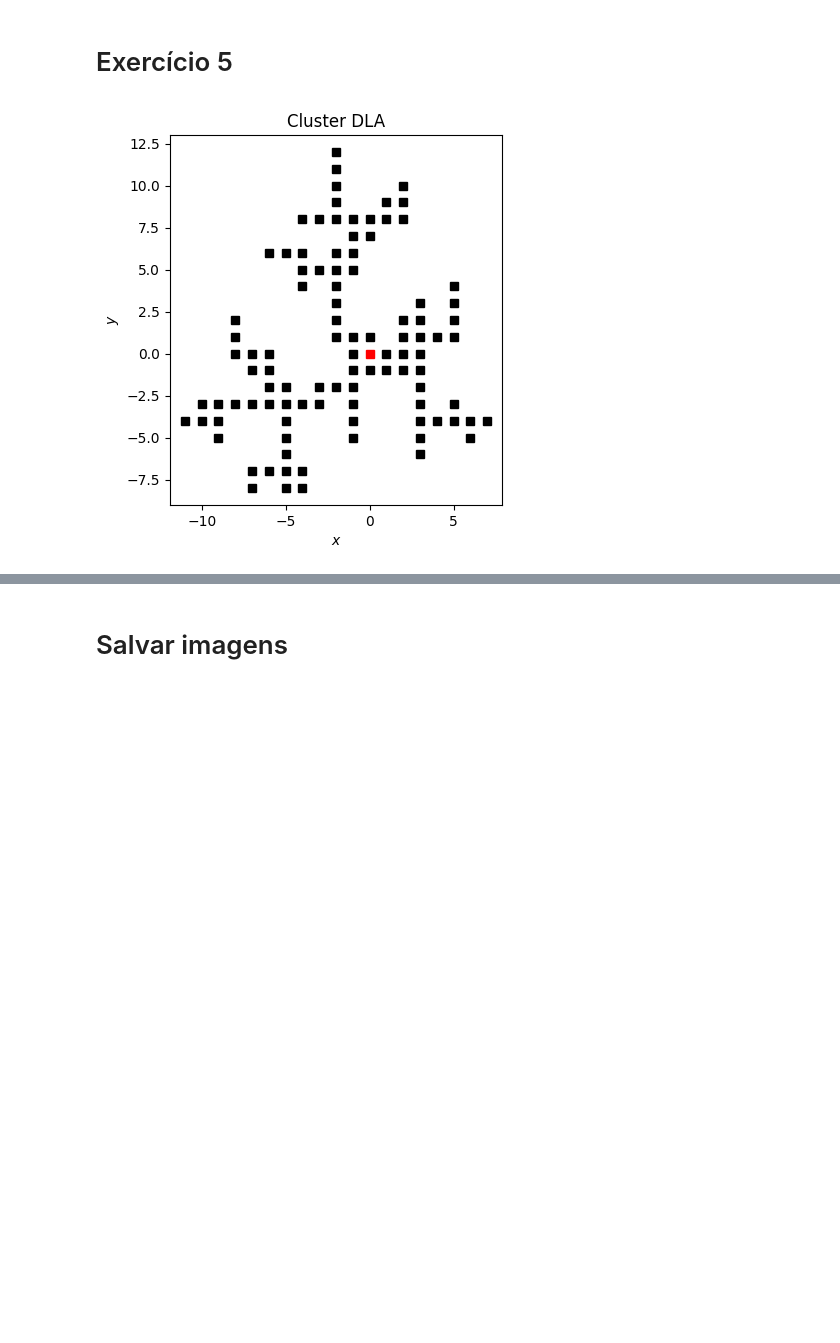
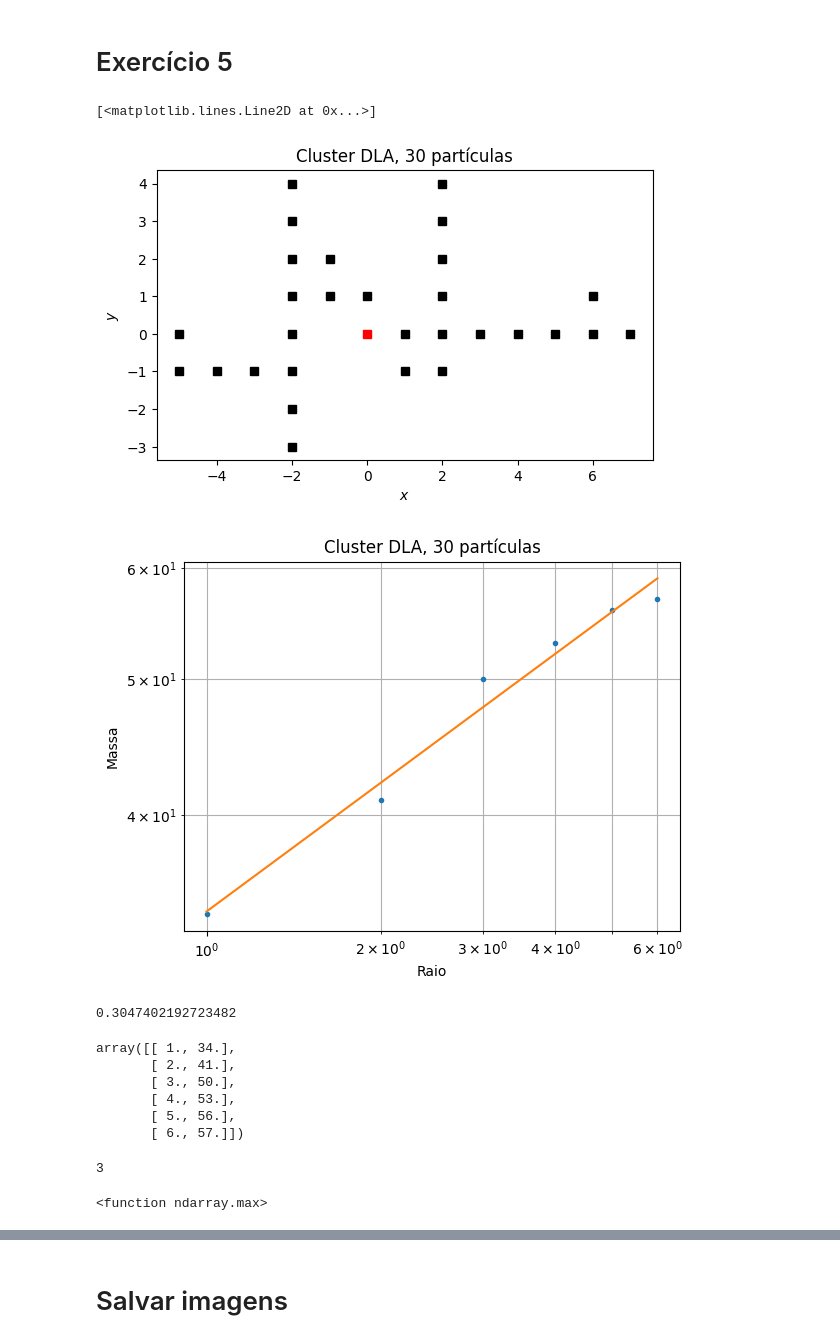
Before and after one commit to vdvdlk/metcomp2, a Jupyter notebook: lista03.ipynb, the cells around one changed output, grey strips where cells are left out. Saved outputs shown, nothing was run; the diff lists cells and outputs as text; code cells hidden in the pictures; blank space fills up the shorter version.

```diff
--- a/lista03.ipynb
+++ b/lista03.ipynb
@@ -208,30 +208,60 @@ fig_4a = ax_4a.plot_surface(Xm_4, Ym_4, rho_4a[:, :, 0], cmap=cm.inferno)
 # %% [markdown]
 # Exercício 5
 # %%
-pos_ocup = dla()
+pos_ocup = dla(n_part=30)
 massa = massa_cluster(pos_ocup=pos_ocup)
+d_f, intercept = dim_fractal(massa)
 
 m, n = pos_ocup.shape
 
 fig_5a, ax_5a = plt.subplots()
 
-ax_5a.set_title('Cluster DLA')
+ax_5a.set_title('Cluster DLA, ' + str(m) + ' partículas')
 ax_5a.set_xlabel('$x$')
 ax_5a.set_ylabel('$y$')
 ax_5a.set_aspect('equal')
 
 ax_5a.plot(pos_ocup[0, 0], pos_ocup[0, 1], 's', color='red')
 for i in np.arange(1, m):
     ax_5a.plot(pos_ocup[i, 0], pos_ocup[i, 1], 's', color='black')
 
 
 fig_5b, ax_5b = plt.subplots()
 
-ax_5b.set_title('Cluster DLA')
+ax_5b.set_title('Cluster DLA, ' + str(m) + ' partículas')
 ax_5b.set_xlabel('Raio')
+ax_5b.set_xscale("log")
 ax_5b.set_ylabel('Massa')
 ax_5b.set_yscale("log")
+ax_5b.grid(visible=True, which='both')
 
 ax_5b.plot(massa[:, 0], massa[:, 1], '.')
+
+x_ajuste = np.linspace(massa[:, 0].min(), massa[:, 0].max())
+y_ajuste = np.exp( d_f * np.log(x_ajuste) + intercept )
+ax_5b.plot(x_ajuste, y_ajuste)
 # %% [output]
+[<matplotlib.lines.Line2D at 0x...>]
-[figure, old version]
+[figure, new version]
+[figure, added]
+# %%
+print(d_f)
+# %% [output]
+0.3047402192723482
+# %%
+massa
+# %% [output]
+array([[ 1., 34.],
+       [ 2., 41.],
+       [ 3., 50.],
+       [ 4., 53.],
+       [ 5., 56.],
+       [ 6., 57.]])
+# %%
+np.array([[1, 2], [3, 4]])[:, 0].max()
+# %% [output]
+3
+# %%
+massa[:, 0].max
+# %% [output]
+<function ndarray.max>
```
Also changed, not shown: parts of 3 cells of this notebook, 3 other files.
